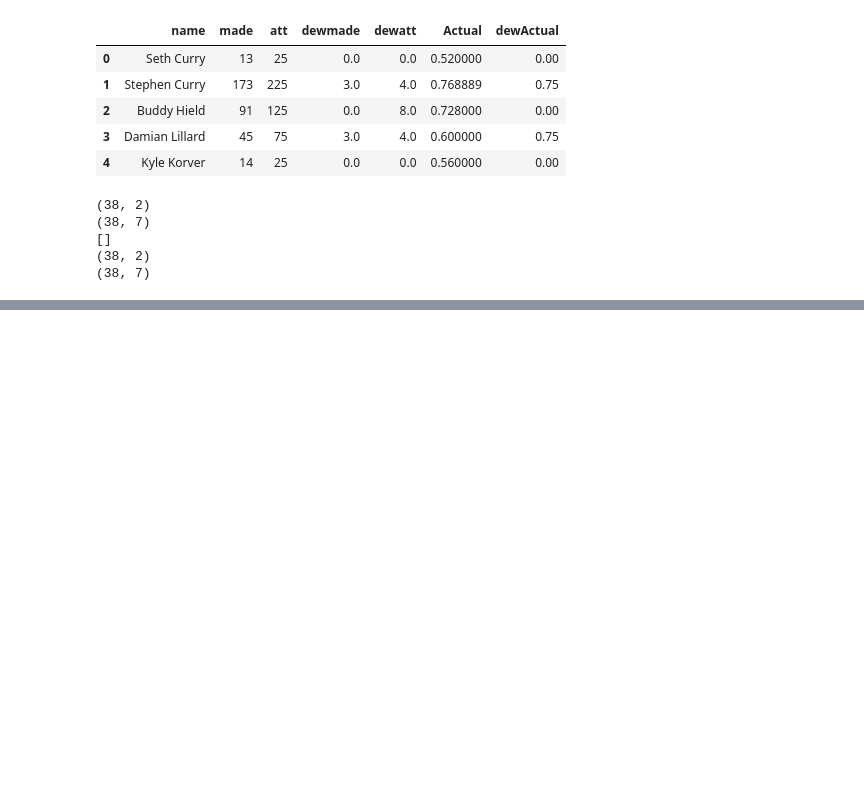
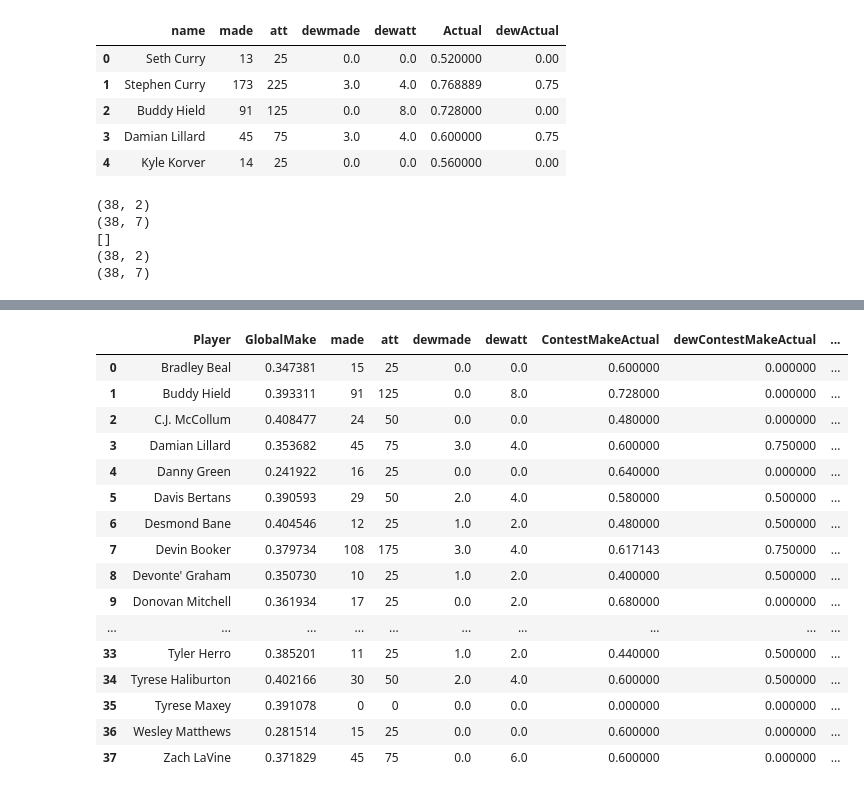
Before and after one commit to abhivir-42/prediction-challenge, a Jupyter notebook: modelling.ipynb, the cells around one changed output, grey strips where cells are left out. Drawn from its saved outputs; the diff is of its cells as text; code cells hidden in the pictures; blank space fills up the shorter version.

```diff
--- a/modelling.ipynb
+++ b/modelling.ipynb
@@ -161,3 +161,10 @@ print(df_historical.shape)
 []
 (38, 2)
 (38, 7)
+# %%
+# order the two tables so that the names are in the same order
+df_global_players = df_global_players.reset_index()
+df_historical = df_historical.sort_values('name').reset_index()
+
+print(df_global_players.head())
+print(df_historical.head())
@@ -163,0 +287,22 @@ print(df_historical.shape)
+# %%
+# look at the results of the fit.
+# Fit for dewContestMakePred does not look good, but most likely this is due to lack of data
+df_contest_merged
+# %% [output]
+|  | Player | GlobalMake | made | att | dewmade | dewatt | ContestMakeActual | dewContestMakeActual | ... |
+| 0 | Bradley Beal | 0.347381 | 15 | 25 | 0.0 | 0.0 | 0.600000 | 0.000000 | ... |
+| 1 | Buddy Hield | 0.393311 | 91 | 125 | 0.0 | 8.0 | 0.728000 | 0.000000 | ... |
+| 2 | C.J. McCollum | 0.408477 | 24 | 50 | 0.0 | 0.0 | 0.480000 | 0.000000 | ... |
+| 3 | Damian Lillard | 0.353682 | 45 | 75 | 3.0 | 4.0 | 0.600000 | 0.750000 | ... |
+| 4 | Danny Green | 0.241922 | 16 | 25 | 0.0 | 0.0 | 0.640000 | 0.000000 | ... |
+| 5 | Davis Bertans | 0.390593 | 29 | 50 | 2.0 | 4.0 | 0.580000 | 0.500000 | ... |
+| 6 | Desmond Bane | 0.404546 | 12 | 25 | 1.0 | 2.0 | 0.480000 | 0.500000 | ... |
+| 7 | Devin Booker | 0.379734 | 108 | 175 | 3.0 | 4.0 | 0.617143 | 0.750000 | ... |
+| 8 | Devonte' Graham | 0.350730 | 10 | 25 | 1.0 | 2.0 | 0.400000 | 0.500000 | ... |
+| 9 | Donovan Mitchell | 0.361934 | 17 | 25 | 0.0 | 2.0 | 0.680000 | 0.000000 | ... |
+| ... | ... | ... | ... | ... | ... | ... | ... | ... | ... |
+| 33 | Tyler Herro | 0.385201 | 11 | 25 | 1.0 | 2.0 | 0.440000 | 0.500000 | ... |
+| 34 | Tyrese Haliburton | 0.402166 | 30 | 50 | 2.0 | 4.0 | 0.600000 | 0.500000 | ... |
+| 35 | Tyrese Maxey | 0.391078 | 0 | 0 | 0.0 | 0.0 | 0.000000 | 0.000000 | ... |
+| 36 | Wesley Matthews | 0.281514 | 15 | 25 | 0.0 | 0.0 | 0.600000 | 0.000000 | ... |
+| 37 | Zach LaVine | 0.371829 | 45 | 75 | 0.0 | 6.0 | 0.600000 | 0.000000 | ... |
```
Also changed, not shown: parts of 6 cells of this notebook, 2 other files.
